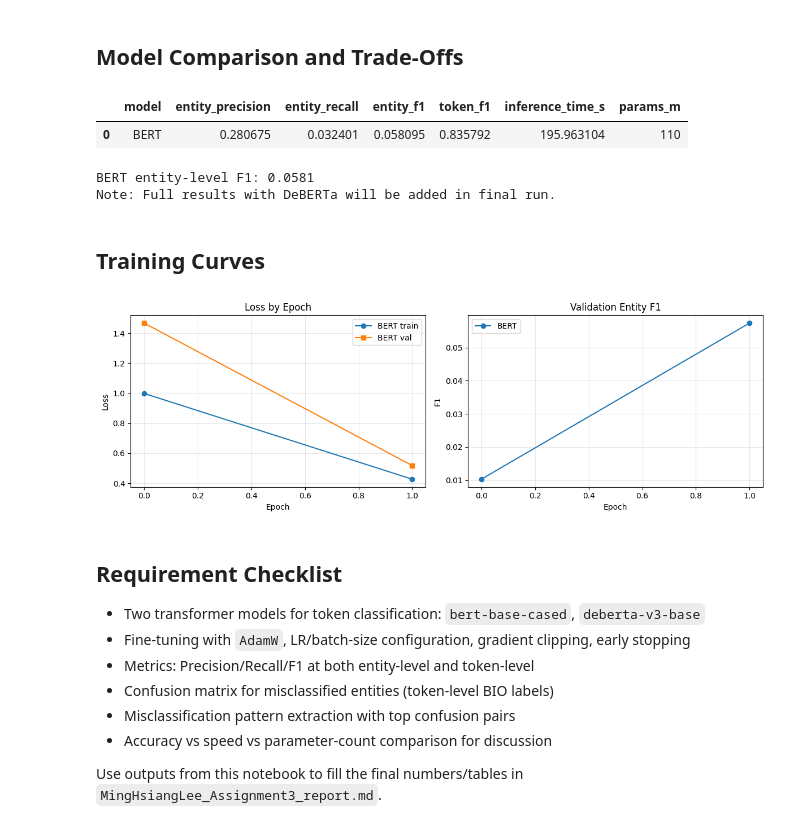
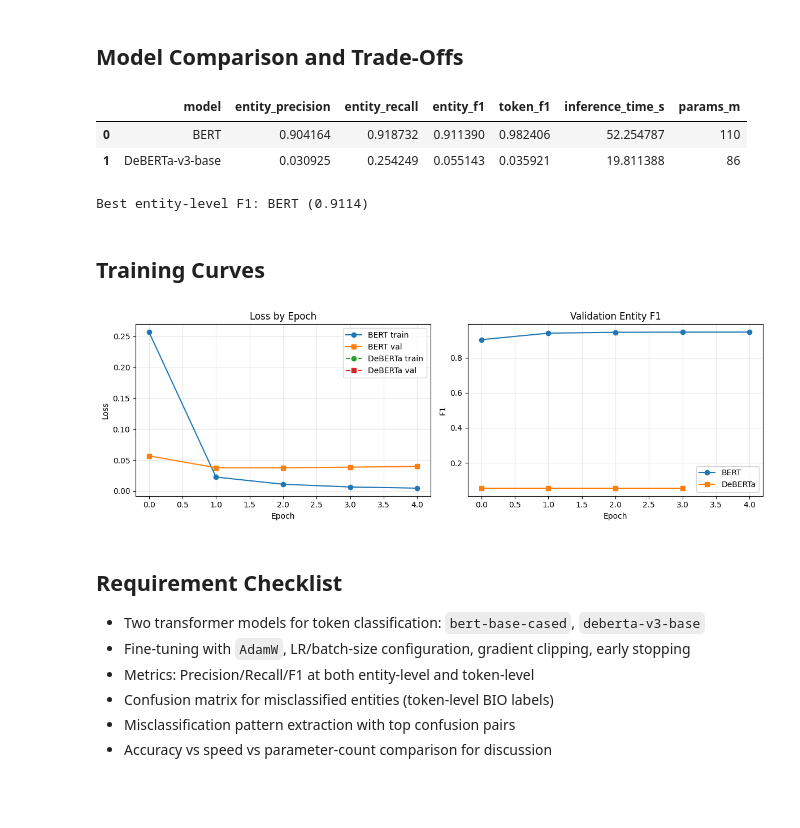
Before and after one commit to mhleethomas/Nat_Lang_Engr_Meth_Tools, a Jupyter notebook: Assignment3_NER_Transformer_Models/MingHsiangLee_Assignment3.ipynb, the cells around one changed output. Saved outputs shown, nothing was run; the diff lists cells and outputs as text; code cells hidden in the pictures; blank space fills up the shorter version.

```diff
--- a/Assignment3_NER_Transformer_Models/MingHsiangLee_Assignment3.ipynb
+++ b/Assignment3_NER_Transformer_Models/MingHsiangLee_Assignment3.ipynb
@@ -19,0 +24,17 @@ Install dependencies if needed (uncomment when running in a fresh environment).
+# %%
+# =======================
+# CONFIGURATION TOGGLES
+# =======================
+
+# Data: Set to None for full training (14,041 sentences), or specify a number for quick testing
+MVP_TRAIN_LIMIT = None  # Uncomment for full dataset
+
+# Training: Epochs to run
+NUM_EPOCHS = 5  # Uncomment for full training
+
+# Display configuration
+print(f"Configuration:")
+print(f"  Training limit: {MVP_TRAIN_LIMIT if MVP_TRAIN_LIMIT else 'Full dataset'}")
+print(f"  Epochs: {NUM_EPOCHS}")
+print(f"  Recommended for GPU: MVP_TRAIN_LIMIT=None, NUM_EPOCHS=5")
+print(f"  Recommended for CPU quick test: MVP_TRAIN_LIMIT=2000, NUM_EPOCHS=2")
@@ -271,7 +314,7 @@ TRAIN_CFG = {
     "learning_rate": 2e-5,
     "batch_size": 16,
     "grad_accum_steps": 2,
-    "num_epochs": 2,  # MVP: reduced from 5 for quick test
+    "num_epochs": NUM_EPOCHS,  # Configured in top cell
     "warmup_steps": 500,
     "max_grad_norm": 1.0,
     "early_stopping_patience": 3,
@@ -409,7 +452,6 @@ def fine_tune_model(model, tokenizer, model_name, train_sents, val_sents):
 # %% [markdown]
 ## Fine-Tune Models
 # %%
-# MVP: Train BERT only (skip DeBERTa due to performance on CPU)
 bert_model, bert_history = fine_tune_model(bert_model, bert_tokenizer, "bert", train_sents, val_sents)
-print("\n[MVP MODE] Skipping DeBERTa training. Run full version later with GPU for both models.")
+deberta_model, deberta_history = fine_tune_model(deberta_model, deberta_tokenizer, "deberta", train_sents, val_sents)
 # %% [output]
@@ -456,9 +508,8 @@ def evaluate_on_test(model, tokenizer, model_name, test_sents):
     return metrics
 
 
-# MVP: Evaluate BERT only
 bert_results = evaluate_on_test(bert_model, bert_tokenizer, "bert", test_sents)
-print("\n[MVP MODE] Skipping DeBERTa evaluation.")
+deberta_results = evaluate_on_test(deberta_model, deberta_tokenizer, "deberta", test_sents)
 # %% [output]
 BERT - Entity-level
               precision    recall  f1-score   support
@@ -545,36 +627,47 @@ BERT top misclassifications
 # %% [markdown]
 ## Model Comparison and Trade-Offs
 # %%
-# MVP: BERT only comparison
 comparison_df = pd.DataFrame([
     {
         "model": "BERT",
         "entity_precision": bert_results["entity_precision"],
         "entity_recall": bert_results["entity_recall"],
         "entity_f1": bert_results["entity_f1"],
         "token_f1": bert_results["token_f1"],
         "inference_time_s": bert_results["inference_time"],
         "params_m": MODEL_CONFIGS["bert"]["params_m"],
     },
+    {
+        "model": "DeBERTa-v3-base",
+        "entity_precision": deberta_results["entity_precision"],
+        "entity_recall": deberta_results["entity_recall"],
+        "entity_f1": deberta_results["entity_f1"],
+        "token_f1": deberta_results["token_f1"],
+        "inference_time_s": deberta_results["inference_time"],
+        "params_m": MODEL_CONFIGS["deberta"]["params_m"],
+    },
 ])
 
+comparison_df = comparison_df.sort_values("entity_f1", ascending=False).reset_index(drop=True)
 display(comparison_df)
-print(f"\nBERT entity-level F1: {bert_results['entity_f1']:.4f}")
-print(f"Note: Full results with DeBERTa will be added in final run.")
+
+winner = comparison_df.iloc[0]
+print(f"Best entity-level F1: {winner['model']} ({winner['entity_f1']:.4f})")
 # %% [output]
 |  | model | entity_precision | entity_recall | entity_f1 | token_f1 | inference_time_s | params_m |
-| 0 | BERT | 0.280675 | 0.032401 | 0.058095 | 0.835792 | 195.963104 | 110 |
+| 0 | BERT | 0.904164 | 0.918732 | 0.911390 | 0.982406 | 52.254787 | 110 |
+| 1 | DeBERTa-v3-base | 0.030925 | 0.254249 | 0.055143 | 0.035921 | 19.811388 | 86 |
-BERT entity-level F1: 0.0581
-Note: Full results with DeBERTa will be added in final run.
+Best entity-level F1: BERT (0.9114)
 # %% [markdown]
 ## Training Curves
 # %%
 plt.figure(figsize=(12, 4))
 
-# MVP: BERT training curves only
 plt.subplot(1, 2, 1)
 plt.plot(bert_history["train_loss"], marker="o", label="BERT train")
 plt.plot(bert_history["val_loss"], marker="s", label="BERT val")
+plt.plot(deberta_history["train_loss"], marker="o", linestyle="--", label="DeBERTa train")
+plt.plot(deberta_history["val_loss"], marker="s", linestyle="--", label="DeBERTa val")
 plt.title("Loss by Epoch")
 plt.xlabel("Epoch")
 plt.ylabel("Loss")
@@ -583,6 +676,7 @@ plt.grid(alpha=0.3)
 
 plt.subplot(1, 2, 2)
 plt.plot(bert_history["val_f1"], marker="o", label="BERT")
+plt.plot(deberta_history["val_f1"], marker="s", label="DeBERTa")
 plt.title("Validation Entity F1")
 plt.xlabel("Epoch")
 plt.ylabel("F1")
@@ -592,7 +686,7 @@ plt.grid(alpha=0.3)
 plt.tight_layout()
 plt.show()
 # %% [output]
-[figure, old version]
+[figure, new version]
 # %% [markdown]
 ## Requirement Checklist
 
@@ -602,5 +696,3 @@ plt.show()
 - Confusion matrix for misclassified entities (token-level BIO labels)
 - Misclassification pattern extraction with top confusion pairs
 - Accuracy vs speed vs parameter-count comparison for discussion
-
-Use outputs from this notebook to fill the final numbers/tables in `MingHsiangLee_Assignment3_report.md`.
```
Also changed, not shown: parts of 11 cells of this notebook, 1 other file.
